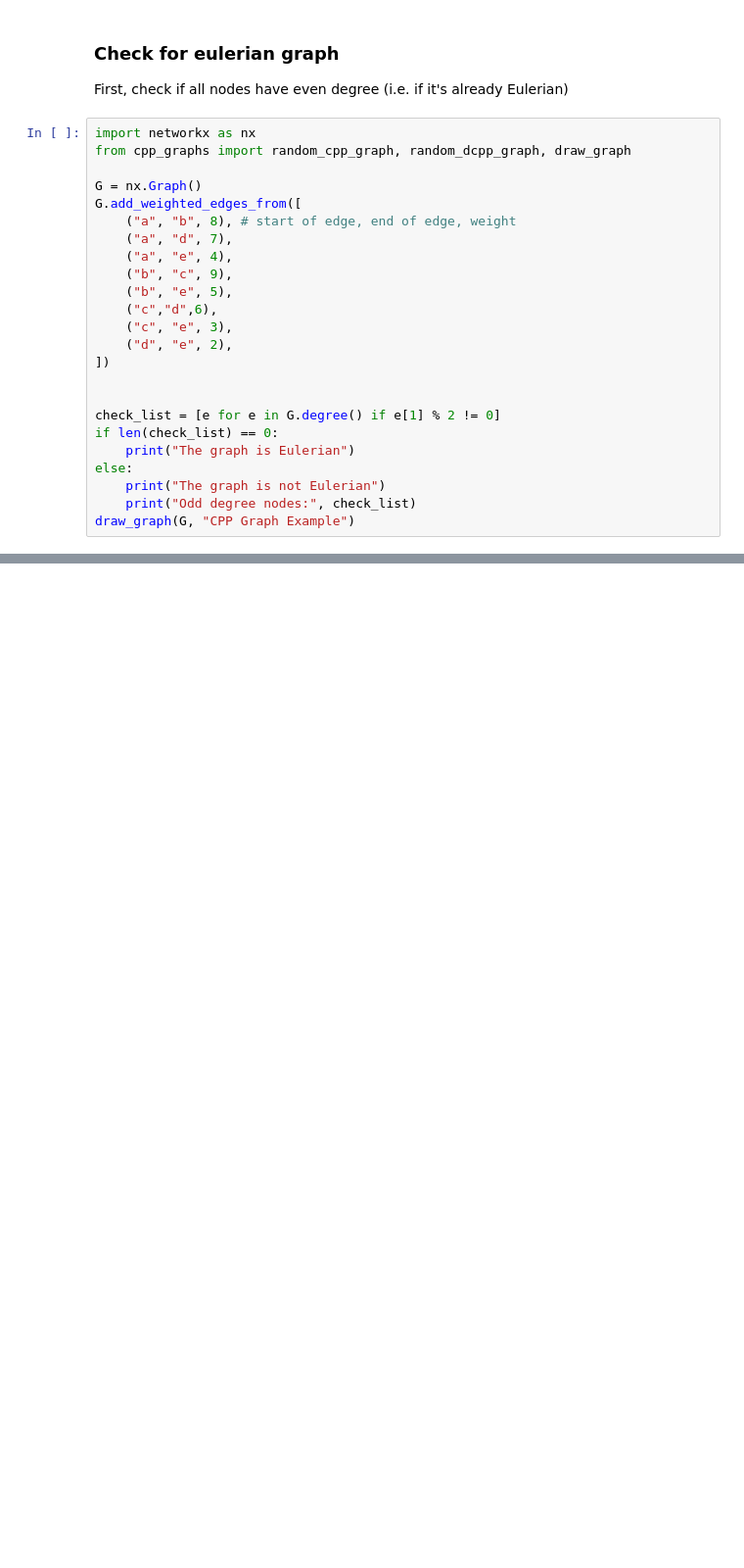
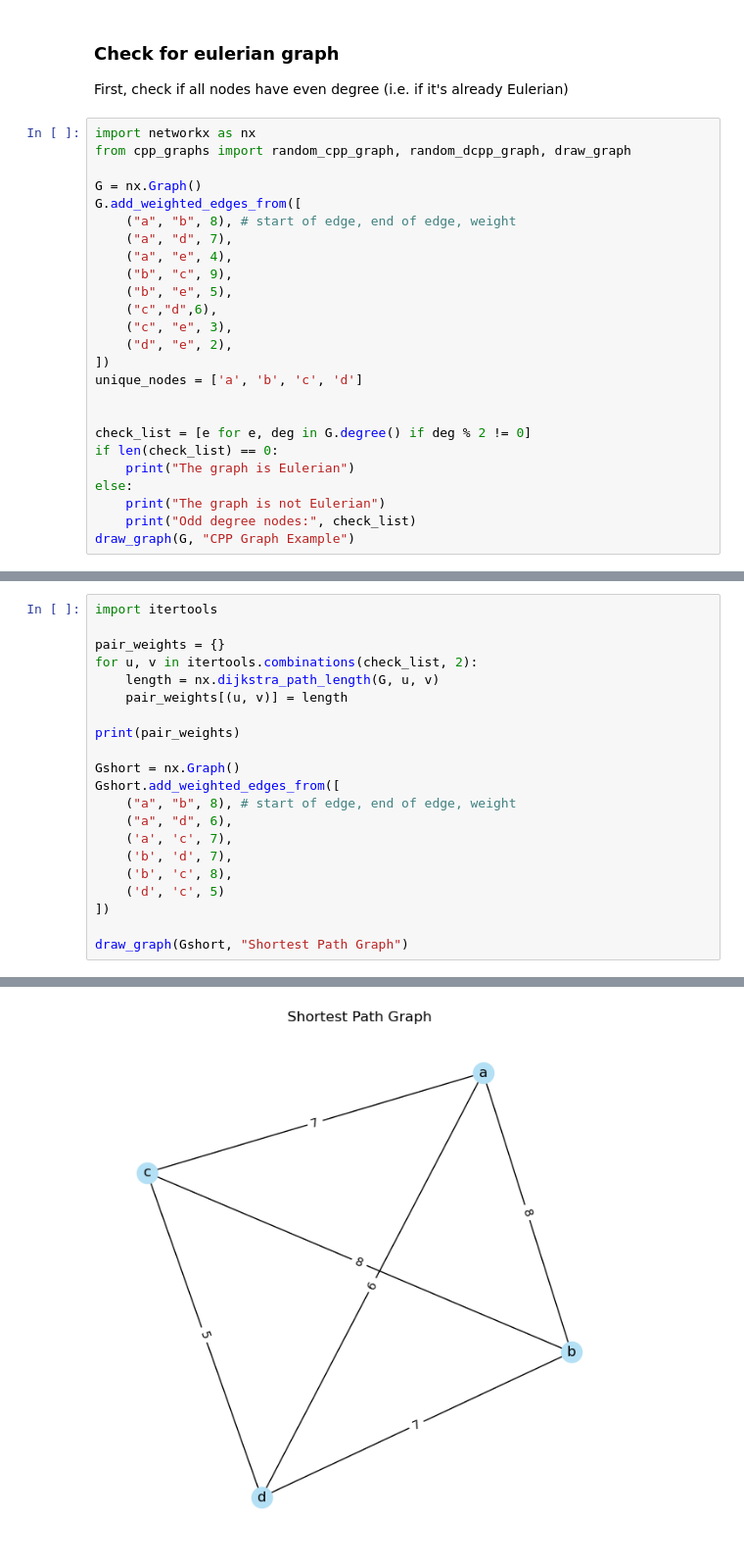
Before and after one commit to astrolemonmarafk/algorithms-and-combinatorics, a Jupyter notebook: chinese-postman/non-directional.ipynb, the cells around one changed output, grey strips where cells are left out. Shown at 98% size. Drawn from its saved outputs; the diff is of its cells as text; blank space fills up the shorter version.

```diff
--- a/chinese-postman/non-directional.ipynb
+++ b/chinese-postman/non-directional.ipynb
@@ -25,9 +25,10 @@ G.add_weighted_edges_from([
     ("c", "e", 3),
     ("d", "e", 2),
 ])
+unique_nodes = ['a', 'b', 'c', 'd']
 
 
-check_list = [e for e in G.degree() if e[1] % 2 != 0]
+check_list = [e for e, deg in G.degree() if deg % 2 != 0]
 if len(check_list) == 0:
     print("The graph is Eulerian")
 else:
@@ -40,0 +45,22 @@ Odd degree nodes: [('a', 3), ('b', 3), ('d', 3), ('c', 3)]
+# %%
+import itertools
+
+pair_weights = {}
+for u, v in itertools.combinations(check_list, 2):
+    length = nx.dijkstra_path_length(G, u, v)
+    pair_weights[(u, v)] = length
+
+print(pair_weights)
+
+Gshort = nx.Graph()
+Gshort.add_weighted_edges_from([
+    ("a", "b", 8), # start of edge, end of edge, weight
+    ("a", "d", 6),
+    ('a', 'c', 7),
+    ('b', 'd', 7),
+    ('b', 'c', 8),
+    ('d', 'c', 5)
+])
+
+draw_graph(Gshort, "Shortest Path Graph")
+# %% [output]
@@ -40,0 +68 @@ Odd degree nodes: [('a', 3), ('b', 3), ('d', 3), ('c', 3)]
+[figure, added]
```
Also changed, not shown: parts of 4 cells of this notebook, 1 other file.
